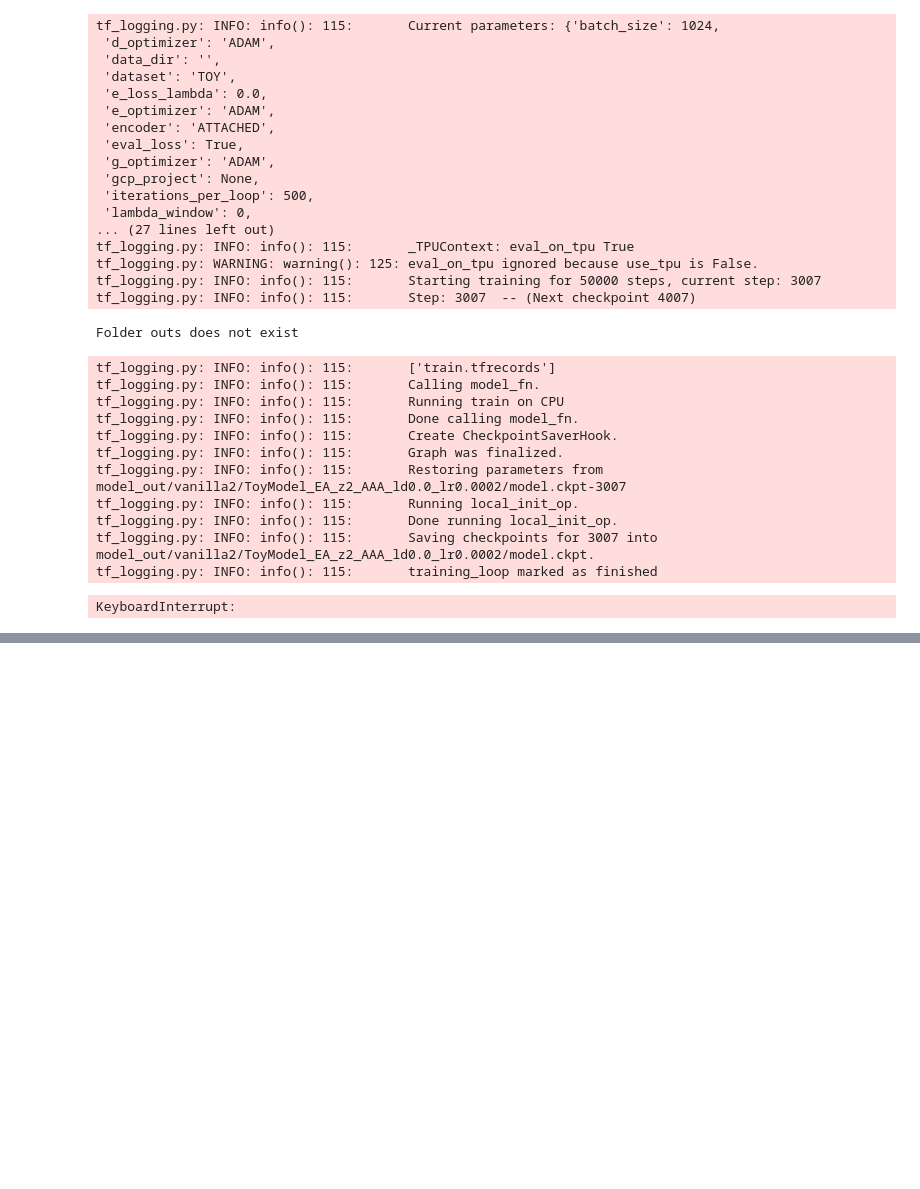
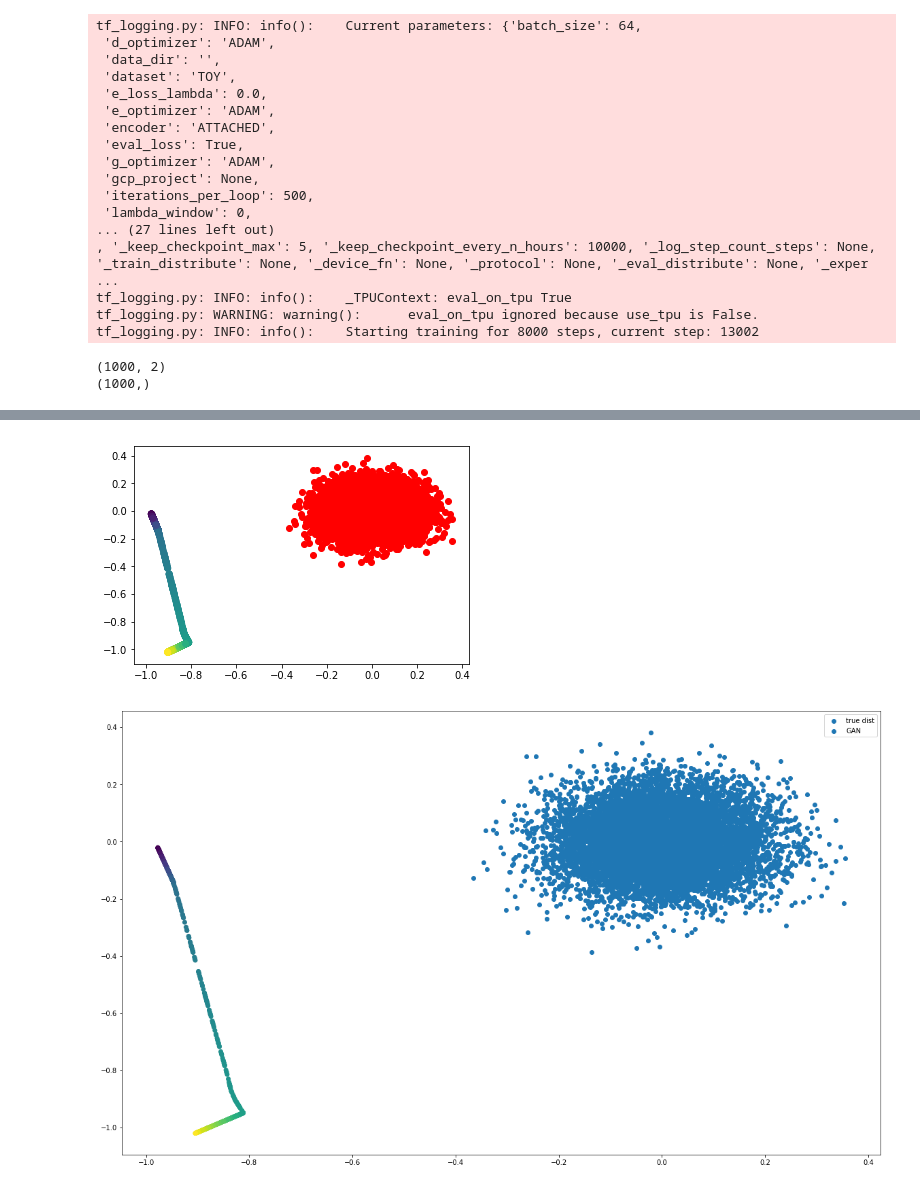
Before and after one commit to niladell/unsupervised-medical-learning, a Jupyter notebook: eval_toy_model.ipynb, the cells around one changed output, grey strips where cells are left out. Cells and saved outputs as stored; diff of their text form; code cells hidden in the pictures; blank space fills up the shorter version.

```diff
--- a/eval_toy_model.ipynb
+++ b/eval_toy_model.ipynb
@@ -133,37 +164,2 @@ def make_model(model_dir, reconstruction_loss):
 
     return model
-# %%
-vanilla = make_model('model_out/vanilla2', False)
-
-reconstruct = make_model('model_out/reconstruction_added', True)
-# %% [output]
-tf_logging.py: INFO: info(): 115:       Current parameters: {'batch_size': 1024,
- 'd_optimizer': 'ADAM',
- 'data_dir': '',
- 'dataset': 'TOY',
- 'e_loss_lambda': 0.0,
- 'e_optimizer': 'ADAM',
- 'encoder': 'ATTACHED',
- 'eval_loss': True,
- 'g_optimizer': 'ADAM',
- 'gcp_project': None,
- 'iterations_per_loop': 500,
- 'lambda_window': 0,
-... (27 lines left out)
-tf_logging.py: INFO: info(): 115:       _TPUContext: eval_on_tpu True
-tf_logging.py: WARNING: warning(): 125: eval_on_tpu ignored because use_tpu is False.
-tf_logging.py: INFO: info(): 115:       Starting training for 50000 steps, current step: 3007
-tf_logging.py: INFO: info(): 115:       Step: 3007  -- (Next checkpoint 4007)
-Folder outs does not exist
-tf_logging.py: INFO: info(): 115:       ['train.tfrecords']
-tf_logging.py: INFO: info(): 115:       Calling model_fn.
-tf_logging.py: INFO: info(): 115:       Running train on CPU
-tf_logging.py: INFO: info(): 115:       Done calling model_fn.
-tf_logging.py: INFO: info(): 115:       Create CheckpointSaverHook.
-tf_logging.py: INFO: info(): 115:       Graph was finalized.
-tf_logging.py: INFO: info(): 115:       Restoring parameters from model_out/vanilla2/ToyModel_EA_z2_AAA_ld0.0_lr0.0002/model.ckpt-3007
-tf_logging.py: INFO: info(): 115:       Running local_init_op.
-tf_logging.py: INFO: info(): 115:       Done running local_init_op.
-tf_logging.py: INFO: info(): 115:       Saving checkpoints for 3007 into model_out/vanilla2/ToyModel_EA_z2_AAA_ld0.0_lr0.0002/model.ckpt.
-tf_logging.py: INFO: info(): 115:       training_loop marked as finished
-KeyboardInterrupt:
@@ -171,0 +166,28 @@ KeyboardInterrupt:
+# %%
+fig = plt.figure()
+ax = fig.add_subplot(111)
+vanilla = make_model('model_out/vanilla', False, False, 'ATTACHED', 1, ax)
+# encoder = make_model('model_out/encoder_attached', False, True, 'ATTACHED')
+# encoder_i = make_model('model_out/encoder_indep', False, True, 'INDEPENDENT')
+# reconstruct = make_model('model_out/reconstruction_attached', True, True, 'ATTACHED')
+# reconstruct_i = make_model('model_out/reconstruction_indep', True, True, 'INDEPENDENT')
+# %% [output]
+tf_logging.py: INFO: info():    Current parameters: {'batch_size': 64,
+ 'd_optimizer': 'ADAM',
+ 'data_dir': '',
+ 'dataset': 'TOY',
+ 'e_loss_lambda': 0.0,
+ 'e_optimizer': 'ADAM',
+ 'encoder': 'ATTACHED',
+ 'eval_loss': True,
+ 'g_optimizer': 'ADAM',
+ 'gcp_project': None,
+ 'iterations_per_loop': 500,
+ 'lambda_window': 0,
+... (27 lines left out)
+, '_keep_checkpoint_max': 5, '_keep_checkpoint_every_n_hours': 10000, '_log_step_count_steps': None, '_train_distribute': None, '_device_fn': None, '_protocol': None, '_eval_distribute': None, '_exper ...
+tf_logging.py: INFO: info():    _TPUContext: eval_on_tpu True
+tf_logging.py: WARNING: warning():      eval_on_tpu ignored because use_tpu is False.
+tf_logging.py: INFO: info():    Starting training for 8000 steps, current step: 13002
+(1000, 2)
+(1000,)
@@ -171,0 +195,2 @@ KeyboardInterrupt:
+[figure, added]
+[figure, added]
```
Also changed, not shown: parts of 6 cells of this notebook, 13 other files.
